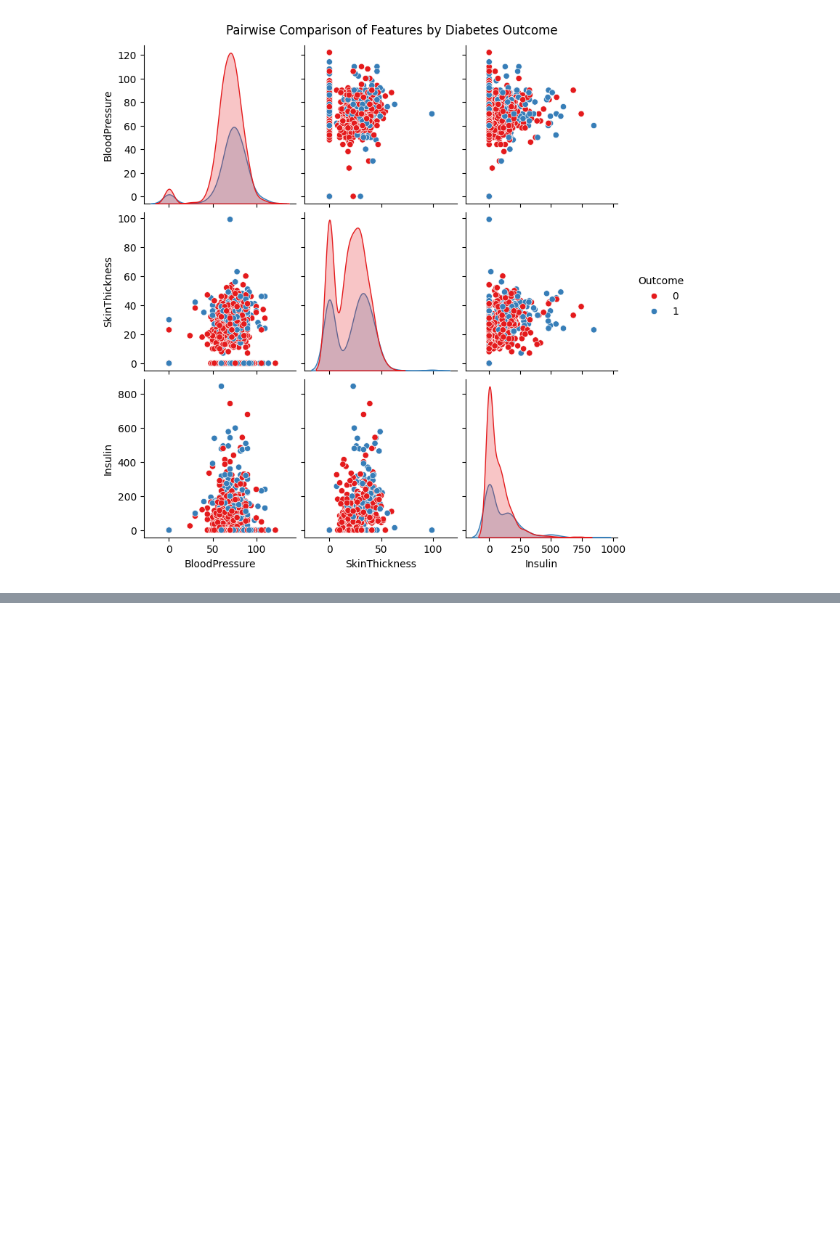
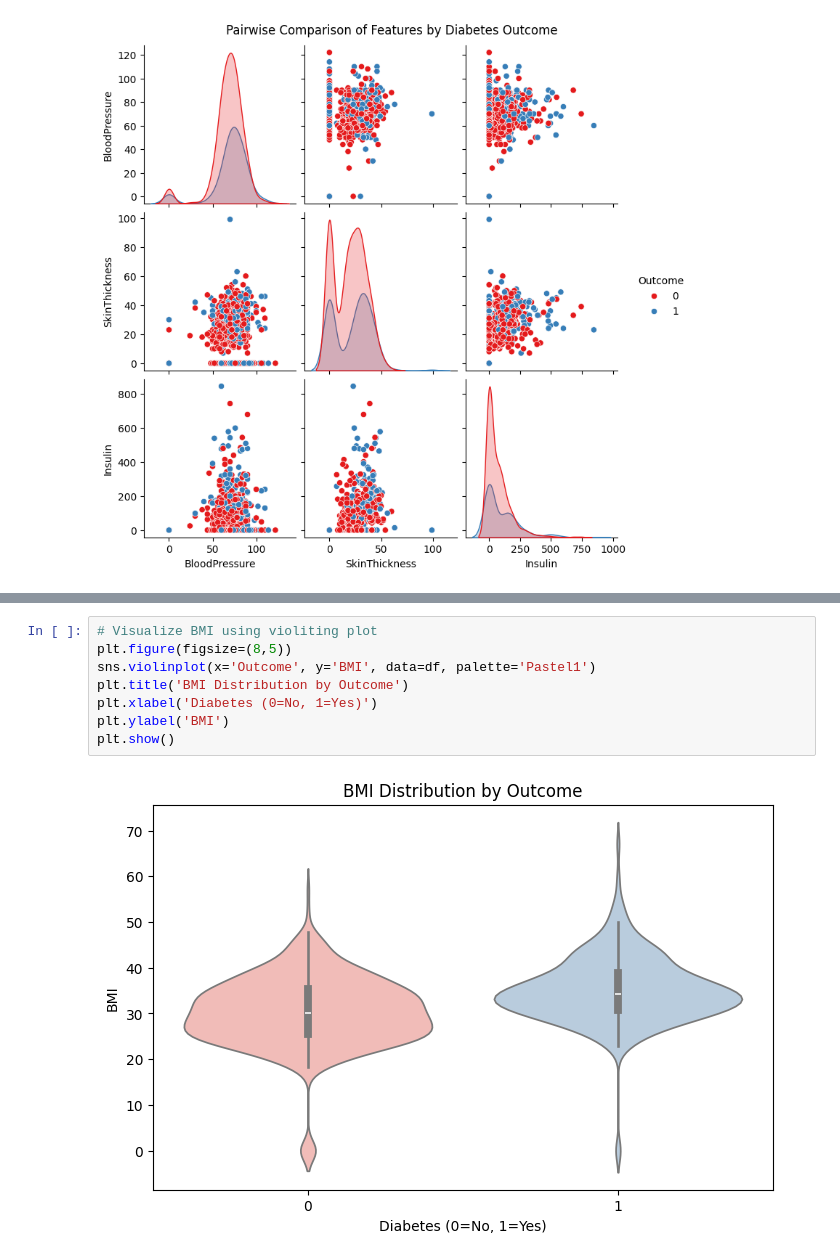
Before and after one commit to dinislamweb/diabetics-prediction-, a Jupyter notebook: diabetes_updated.ipynb, the cells around one changed output, grey strips where cells are left out. Saved outputs shown, nothing was run; the diff lists cells and outputs as text; blank space fills up the shorter version.

```diff
--- a/diabetes_updated.ipynb
+++ b/diabetes_updated.ipynb
@@ -220,0 +256,10 @@ plt.show()
+# %%
+# Visualize BMI using violiting plot
+plt.figure(figsize=(8,5))
+sns.violinplot(x='Outcome', y='BMI', data=df, palette='Pastel1')
+plt.title('BMI Distribution by Outcome')
+plt.xlabel('Diabetes (0=No, 1=Yes)')
+plt.ylabel('BMI')
+plt.show()
+# %% [output]
+[figure, added]
```
Also changed, not shown: parts of 8 cells of this notebook.
